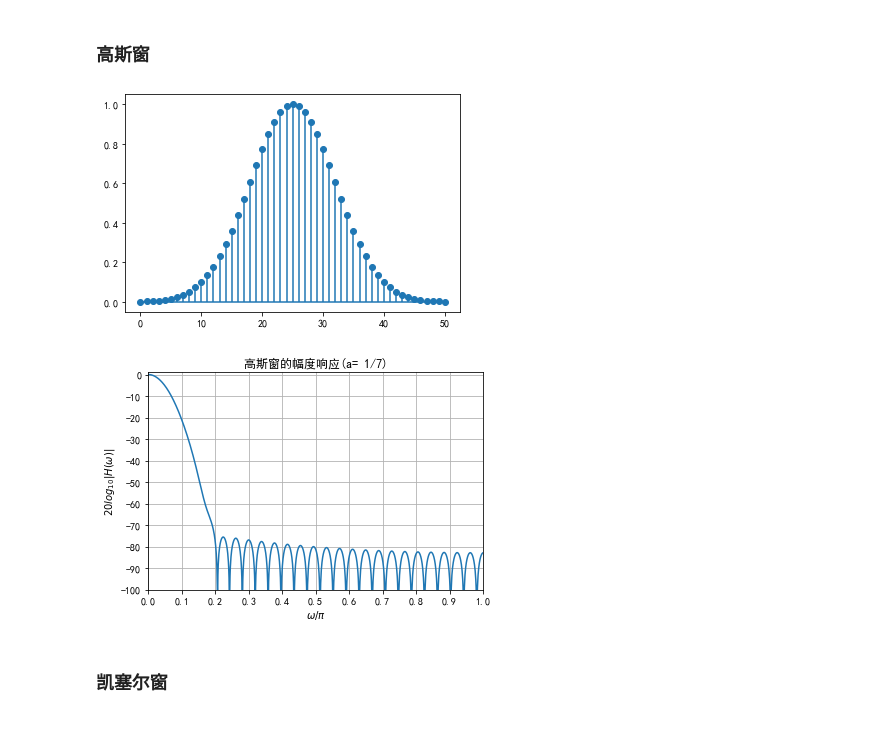
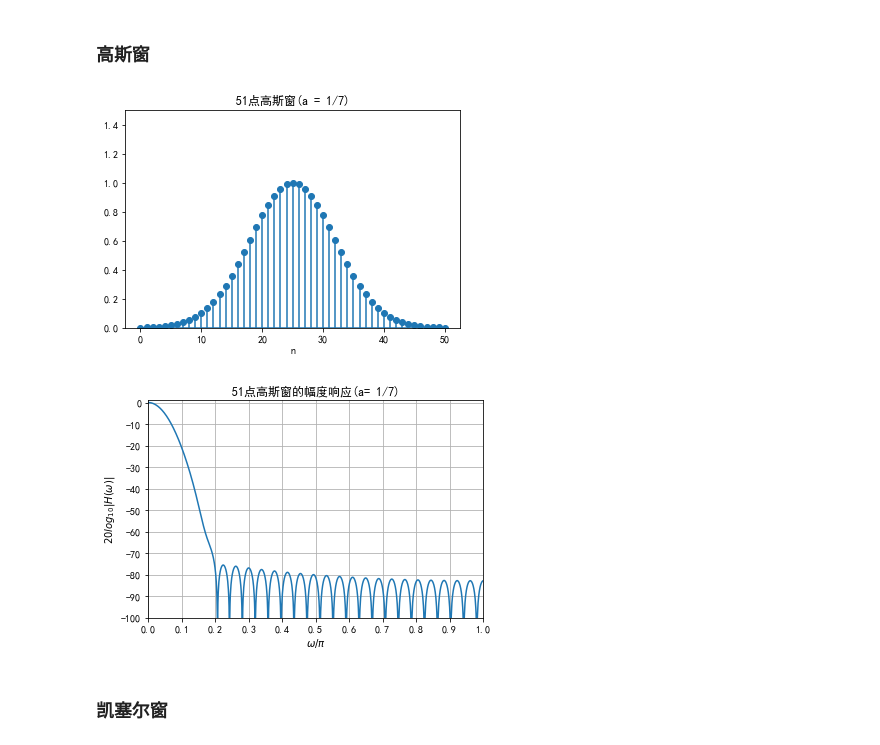
Before and after one commit to Chenying2000/Python-DSP, a Jupyter notebook: 毕业设计：信号处理工具箱开发/滤波器设计/数字滤波器设计/窗函数/窗函数.ipynb, the cells around one changed output. Drawn from its saved outputs; the diff is of its cells as text; code cells hidden in the pictures.

```diff
--- a/毕业设计：信号处理工具箱开发/滤波器设计/数字滤波器设计/窗函数/窗函数.ipynb
+++ b/毕业设计：信号处理工具箱开发/滤波器设计/数字滤波器设计/窗函数/窗函数.ipynb
@@ -178,36 +208,41 @@ fig.savefig('./win_blac2.png',dpi=500)
 # %%
 #导入使用的库
 import numpy as np
 from scipy import signal,fft
 import matplotlib.pyplot as plt
 from matplotlib.ticker import MaxNLocator
 
-#计算高斯窗的wn值和幅度响应
+#定义绘制高斯窗时域图和幅频响应图的函数
+def freq_gaussian(N):
+    wn = signal.windows.gaussian(N,7) #高斯窗的wn值
+    N0 = 2048;N1 = int(N0/2)
+    Ha = np.abs(fft.fft(wn,N0))+1e-10;Ha = Ha/np.max(Ha)
+    Ar = 20*np.log10(Ha);freq = np.linspace(0,1,N1)
+
+    #绘制高斯窗
+    fig,ax = plt.subplots();ax.stem(wn,basefmt="")
+    ax.set_title('%d点高斯窗(a = 1/7)'%(N))
+    ax.set_xlabel('n');ax.set_ylim([0,1.5])
+    plt.rcParams['font.sans-serif']=['SimHei'] #用来正常显示中文标签
+    fig.savefig('./win_gauss1.png',dpi=500)
+
+    #绘制高斯窗的幅度响应
+    fig,ax = plt.subplots();ax.plot(freq,Ar[:N1]);ax.grid()
+    ax.set_title('%d点高斯窗的幅度响应(a= 1/7)'%(N));ax.set_xlabel('k')
+    ax.set_xlabel(r'$ \omega / \pi $')
+    ax.set_ylabel(r'$ 20log_{10}| H ( \omega ) | $')
+    ax.set_xlim([0,1]);ax.set_ylim([-100,1])
+    ax.xaxis.set_major_locator(MaxNLocator(11))
+    ax.yaxis.set_major_locator(MaxNLocator(11))
+    plt.rcParams['axes.unicode_minus'] = False #用来显示负号
+    fig.savefig('./win_gauss2.png',dpi=500)
+    return
+
 N = 51 #高斯窗长度
-wn = signal.windows.gaussian(N,7) #高斯窗的wn值
-N0 = 2048;N1 = int(N0/2)
-Ha = np.abs(fft.fft(wn,N0))+1e-10;Ha = Ha/np.max(Ha)
-Ar = 20*np.log10(Ha);freq = np.linspace(0,1,N1)
-
-#绘制高斯窗
-fig,ax = plt.subplots();ax.stem(wn,basefmt="")
-#ax.set_title('高斯窗(a = 1/7)')ax.set_xlabel('n');ax.set_ylim([0,1.5])
-plt.rcParams['font.sans-serif']=['SimHei'] #用来正常显示中文标签
-fig.savefig('./win_gauss1.png',dpi=500)
-
-#绘制高斯窗的幅度响应
-fig,ax = plt.subplots();ax.plot(freq,Ar[:N1]);ax.grid()
-ax.set_title('高斯窗的幅度响应(a= 1/7)');ax.set_xlabel('k')
-ax.set_xlabel(r'$ \omega / \pi $')
-ax.set_ylabel(r'$ 20log_{10}| H ( \omega ) | $')
-ax.set_xlim([0,1]);ax.set_ylim([-100,1])
-ax.xaxis.set_major_locator(MaxNLocator(11))
-ax.yaxis.set_major_locator(MaxNLocator(11))
-plt.rcParams['axes.unicode_minus'] = False #用来显示负号
-fig.savefig('./win_gauss2.png',dpi=500)
+freq_gaussian(N)
 # %% [output]
-[figure, old version]
+[figure, new version]
-[figure, old version]
+[figure, new version]
 # %% [markdown]
 ### 凯塞尔窗
 # %%
```
Also changed, not shown: parts of 6 cells of this notebook.
